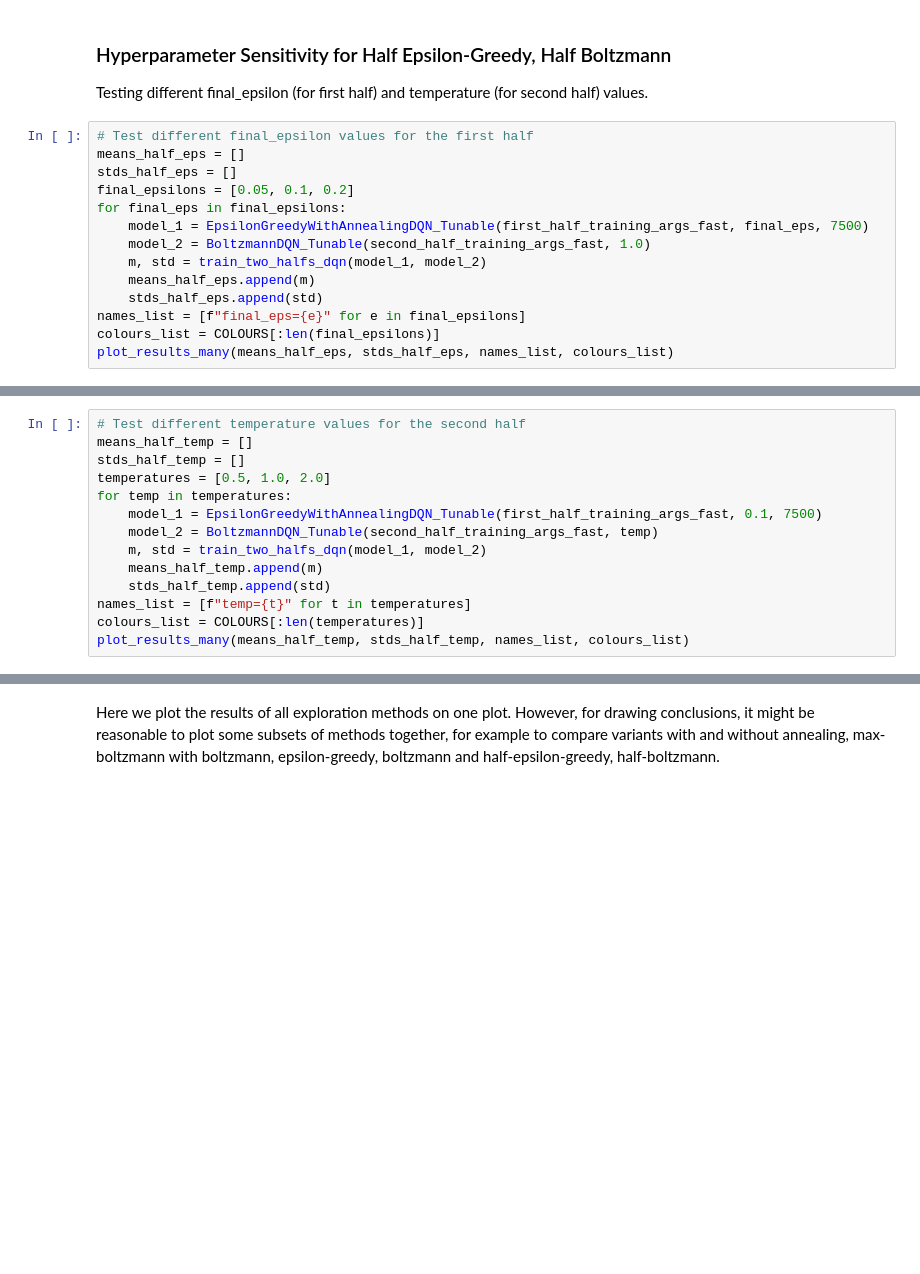
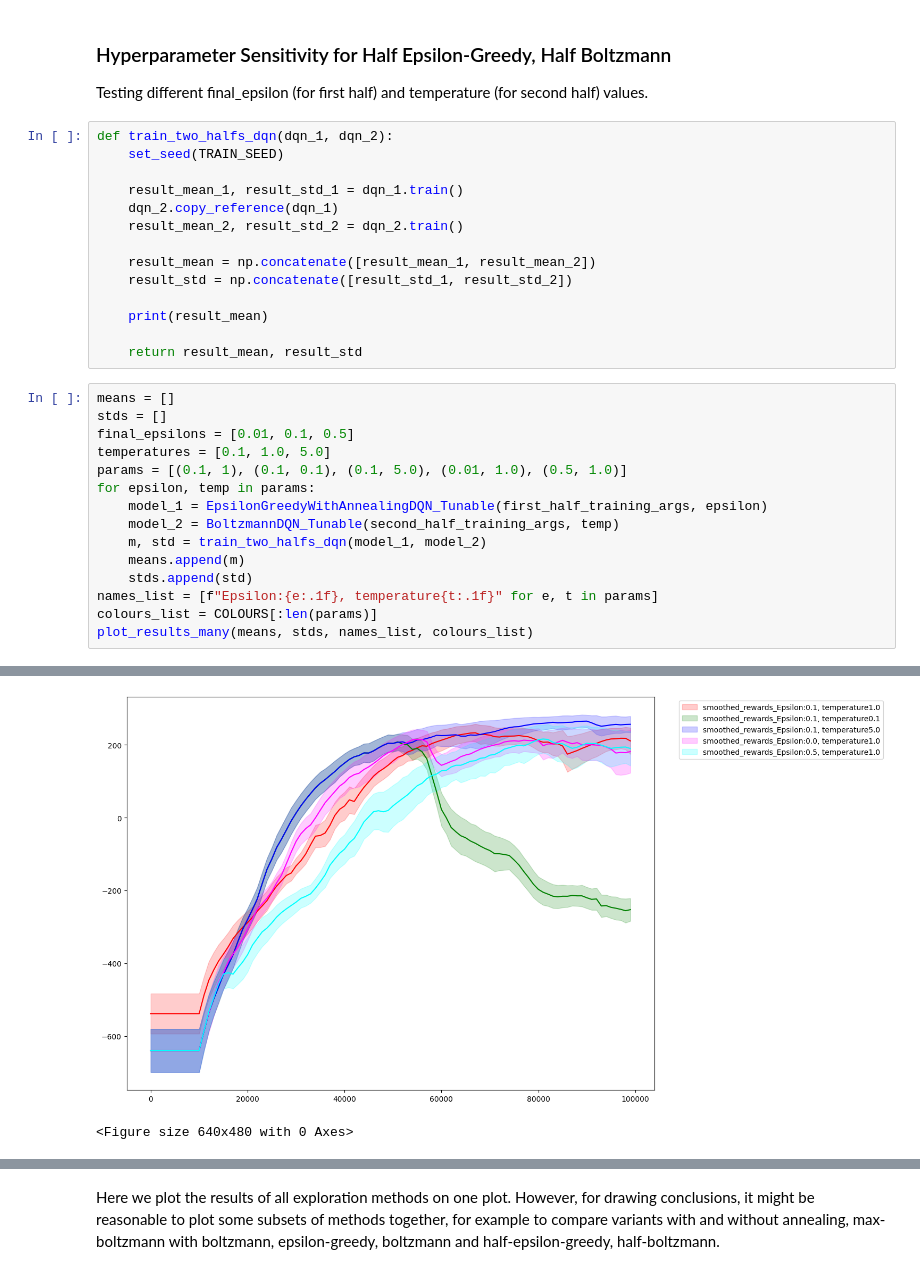
Before and after one commit to Wojttekja/Deep-Neural-Networks, a Jupyter notebook: homework_4/hw4_hypermaparemeter_exploration.ipynb, the cells around one changed output, grey strips where cells are left out. Saved outputs shown, nothing was run; the diff lists cells and outputs as text; blank space fills up the shorter version.

```diff
--- a/homework_4/hw4_hypermaparemeter_exploration.ipynb
+++ b/homework_4/hw4_hypermaparemeter_exploration.ipynb
@@ -713,18 +754,33 @@ We could think that at the beginning of the training the boltzmann strategy stru
 ### Hyperparameter Sensitivity for Half Epsilon-Greedy, Half Boltzmann
 
 Testing different final_epsilon (for first half) and temperature (for second half) values.
+# %%
+def train_two_halfs_dqn(dqn_1, dqn_2):
+	set_seed(TRAIN_SEED)
+
+	result_mean_1, result_std_1 = dqn_1.train()
+	dqn_2.copy_reference(dqn_1)
+	result_mean_2, result_std_2 = dqn_2.train()
+
+	result_mean = np.concatenate([result_mean_1, result_mean_2])
+	result_std = np.concatenate([result_std_1, result_std_2])
+
+	print(result_mean)
+
+	return result_mean, result_std
 # %%
-# Test different final_epsilon values for the first half
-means_half_eps = []
-stds_half_eps = []
-final_epsilons = [0.05, 0.1, 0.2]
-for final_eps in final_epsilons:
-    model_1 = EpsilonGreedyWithAnnealingDQN_Tunable(first_half_training_args_fast, final_eps, 7500)
-    model_2 = BoltzmannDQN_Tunable(second_half_training_args_fast, 1.0)
+means = []
+stds = []
+final_epsilons = [0.01, 0.1, 0.5]
+temperatures = [0.1, 1.0, 5.0]
+params = [(0.1, 1), (0.1, 0.1), (0.1, 5.0), (0.01, 1.0), (0.5, 1.0)]
+for epsilon, temp in params:
+    model_1 = EpsilonGreedyWithAnnealingDQN_Tunable(first_half_training_args, epsilon)
+    model_2 = BoltzmannDQN_Tunable(second_half_training_args, temp)
     m, std = train_two_halfs_dqn(model_1, model_2)
-    means_half_eps.append(m)
-    stds_half_eps.append(std)
-names_list = [f"final_eps={e}" for e in final_epsilons]
-colours_list = COLOURS[:len(final_epsilons)]
-plot_results_many(means_half_eps, stds_half_eps, names_list, colours_list)
+    means.append(m)
+    stds.append(std)
+names_list = [f"Epsilon:{e:.1f}, temperature{t:.1f}" for e, t in params]
+colours_list = COLOURS[:len(params)]
+plot_results_many(means, stds, names_list, colours_list)
 # %% [output]
@@ -732,14 +804,2 @@ NameError: name 'train_two_halfs_dqn' is not defined
+[figure, added]
+<Figure size 640x480 with 0 Axes>
-# %%
-# Test different temperature values for the second half
-means_half_temp = []
-stds_half_temp = []
-temperatures = [0.5, 1.0, 2.0]
-for temp in temperatures:
-    model_1 = EpsilonGreedyWithAnnealingDQN_Tunable(first_half_training_args_fast, 0.1, 7500)
-    model_2 = BoltzmannDQN_Tunable(second_half_training_args_fast, temp)
-    m, std = train_two_halfs_dqn(model_1, model_2)
-    means_half_temp.append(m)
-    stds_half_temp.append(std)
-names_list = [f"temp={t}" for t in temperatures]
-colours_list = COLOURS[:len(temperatures)]
-plot_results_many(means_half_temp, stds_half_temp, names_list, colours_list)
```
Also changed, not shown: parts of 22 cells of this notebook, 19 other files.
